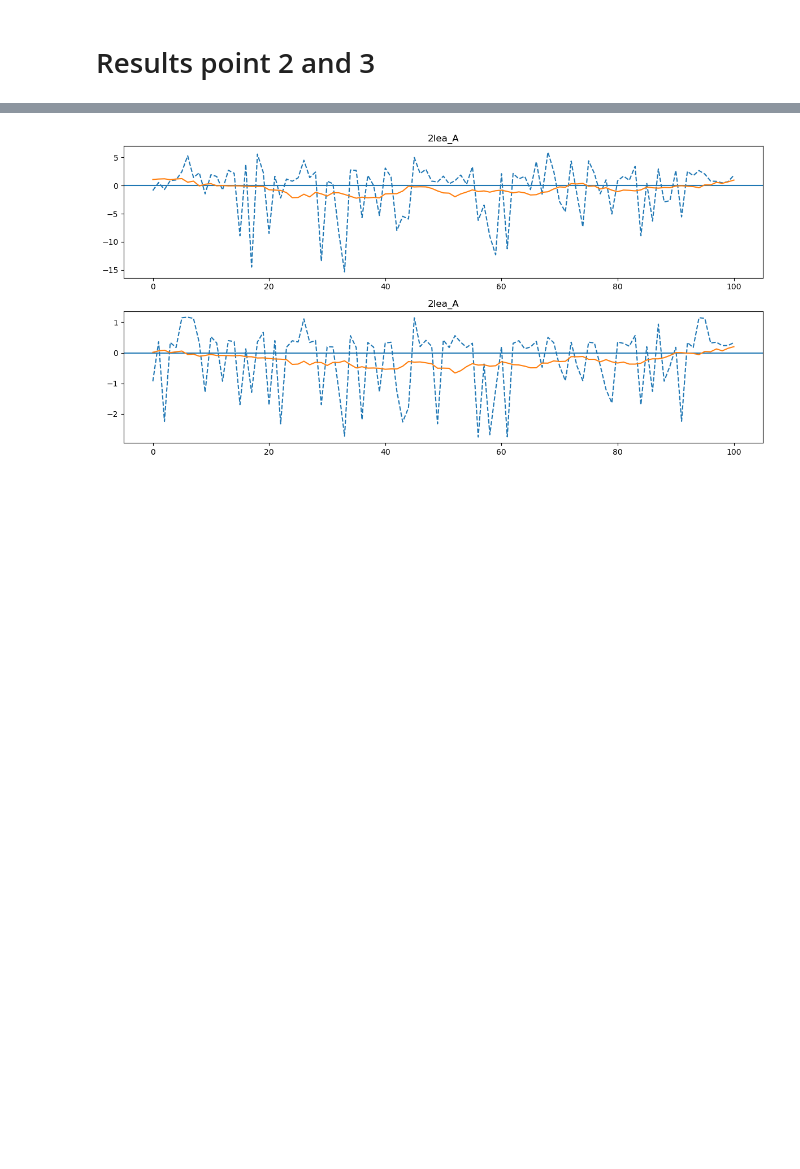
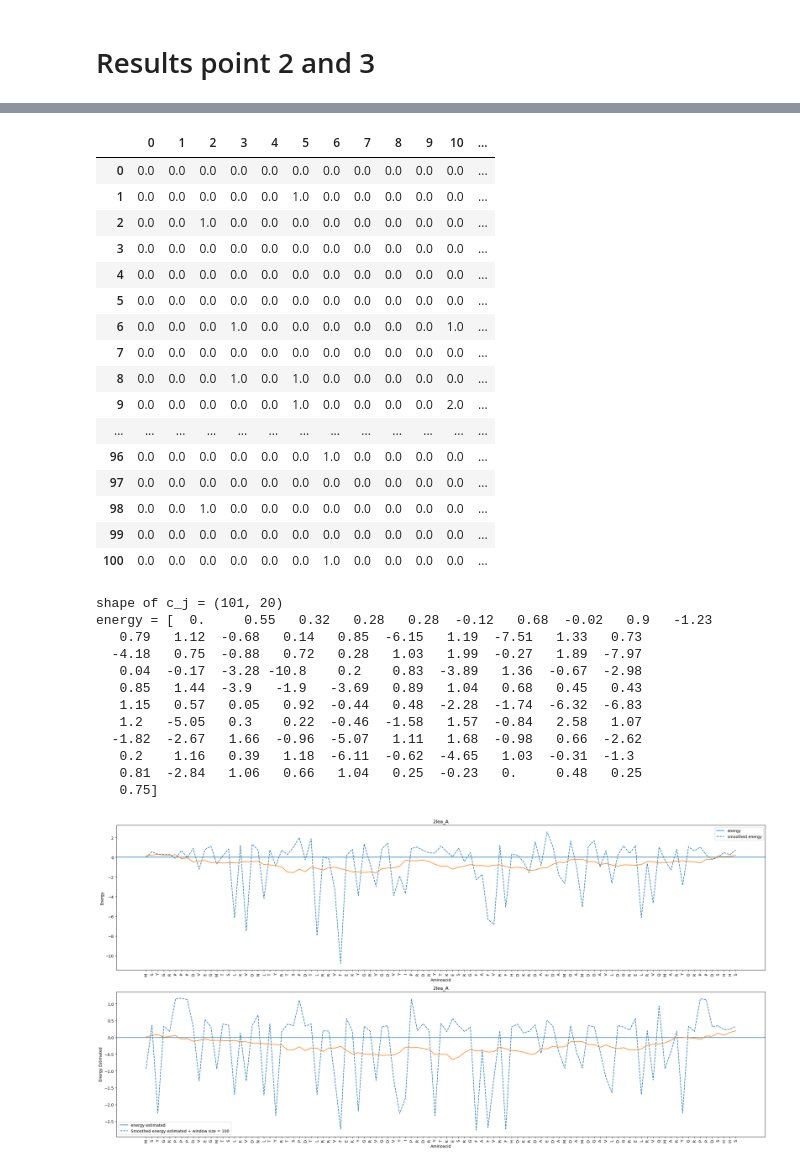
Before and after one commit to Reevoc/Structural-Bioinformatics, a Jupyter notebook: midterm2/midterm.ipynb, the cells around one changed output, grey strips where cells are left out. Cells and saved outputs as stored; diff of their text form; code cells hidden in the pictures; blank space fills up the shorter version.

```diff
--- a/midterm2/midterm.ipynb
+++ b/midterm2/midterm.ipynb
@@ -91,9 +92,10 @@ selected_atoms = [atom for residue in structure[0][chain] if residue.id[0] == "
 # 1. Contacts calculated with Neighbours Search
 # %%
 
-contact_map_nb = get_contact_map(selected_atoms, len([residue for residue in structure[0][chain] if residue.id[0]==" "]), threshold=6, seq_sep=2)
-#eliminate first coulumn and row
+contact_map_nb = get_contact_map(selected_atoms, len([residue for residue in structure[0][chain] if residue.id[0]==" "]), threshold=3.5, seq_sep=2)
 contact_map_nb = contact_map_nb[1:,1:]
+print(contact_map_nb.shape)
+
 fig, ax = plt.subplots(figsize=(6, 6))
 im = ax.imshow(contact_map_nb)
 
@@ -129,9 +132,10 @@ p_matrix = np.array(p_matrix)
 def get_sequences_of_residues(structure, aa_list):
     residues = [residue for residue in structure if residue.id[0] == " "]
     seq = "".join([seq1(residue.get_resname()) for residue in residues])
-    print(f'seq = {seq}')
+    print(f'sequence = {seq}')
     indices = [aa_list.index(aa) for aa in list(seq)]
     print(f'indices = {indices}')
+    print(f'len(indices) = {len(indices)}')
     return indices
 
 def c_j_calculator (contact_map, indices):
@@ -140,6 +144,14 @@ def c_j_calculator (contact_map, indices):
         for j in range(0, len(indices)):
             if contact_map[i][j] == 1:
                 c_j[i][indices[j]] += 1
+    display(
+        HTML(
+            "<div style='height: 400px; overflow: auto; width: fit-content'>" +
+            pd.DataFrame(c_j).to_html() +
+            "</div>"
+        )
+    )
+    print(f'shape of c_j = {c_j.shape}')
     return c_j
 
 def Energy(m_matrix, c_j, indices):
@@ -148,7 +160,7 @@ def Energy(m_matrix, c_j, indices):
         type_of_aa = indices[i]
         for j in range(0,20):
             energy[i] += m_matrix[type_of_aa][j] * c_j[i][j]
-    print(energy)
+    print(f'energy = {energy}')
     return energy
 # %%
 def iupred_M(structure, contact_map_nb, aa_list,m_matrix, window_size_smooth=10):
@@ -163,6 +175,13 @@ def iupred_M(structure, contact_map_nb, aa_list,m_matrix, window_size_smooth=10)
     '''
     pred_smooth = []
     indices = get_sequences_of_residues(structure[0][chain], aa_list)
+    display(
+        HTML(
+            "<div style='height: 400px; overflow: auto; width: fit-content'>" +
+            pd.DataFrame(contact_map_nb).to_html() +
+            "</div>"
+        )
+    )
     c_j = c_j_calculator(contact_map_nb, indices)
     energy = Energy(m_matrix, c_j, indices)
 
@@ -231,17 +250,32 @@ def iupred_P(seq, sequence_separation=2, window_size=100, window_size_smooth=10)
 residues = [residue for residue in structure[0][chain] if residue.id[0] == " "]
 seq = "".join([seq1(residue.get_resname()) for residue in residues])
 pred, pred_smooth = iupred_M(structure, contact_map_nb, aa_list,m_matrix, window_size_smooth=10)
-fig, ax = plt.subplots(2,figsize=(12, 6))
+fig, ax = plt.subplots(2,figsize=(24, 12))
 ax[0].set_title("{}_{}".format(id_protein, chain))
 ax[0].axhline()
 ax[0].plot(np.arange(len(seq)), pred, ls='--')
 ax[0].plot(np.arange(len(seq)), pred_smooth, ls='-')
+#write on axis x the aminoacid
+ax[0].set_xticks(np.arange(len(seq)))
+ax[0].set_xticklabels(list(seq))
+ax[0].tick_params(axis='x', rotation=90)
+ax[0].set_ylabel("Energy")
+ax[0].set_xlabel("Aminoacid")
+ax[0].legend(["energy", "smoothed energy"])
 #-------------------------------------------------------------------------------------------------------
-estpred, estpred_smooth = iupred_P(seq)
+window_size = 100
+estpred, estpred_smooth = iupred_P(seq, sequence_separation = 2, window_size=window_size, window_size_smooth=10)
 ax[1].set_title("{}_{}".format(id_protein, chain))
 ax[1].axhline()
 ax[1].plot(np.arange(len(seq)), estpred, ls='--')
 ax[1].plot(np.arange(len(seq)), estpred_smooth, ls='-')
+#write on axis x the aminoacid
+ax[1].set_xticks(np.arange(len(seq)))
+ax[1].set_xticklabels(list(seq))
+ax[1].tick_params(axis='x', rotation=90)
+ax[1].set_ylabel("Energy Estimated")
+ax[1].set_xlabel("Aminoacid")
+ax[1].legend(["energy estimated", "Smoothed energy estimated + window size = 100"])
 plt.tight_layout()  # Remove figure padding
 plt.savefig(path + '/figures_mid_term2/iupred_{}_{}.png'.format(id_protein, chain), dpi=300, bbox_inches='tight')
 # %% [output]
@@ -267,4 +302,33 @@ indices = [10, 15, 19, 5, 14, 12, 12, 12, 2, 17, 3, 5, 10, 16, 15, 9, 8, 17, 2,
+|  | 0 | 1 | 2 | 3 | 4 | 5 | 6 | 7 | 8 | 9 | 10 | ... |
+| 0 | 0.0 | 0.0 | 0.0 | 0.0 | 0.0 | 0.0 | 0.0 | 0.0 | 0.0 | 0.0 | 0.0 | ... |
+| 1 | 0.0 | 0.0 | 0.0 | 0.0 | 0.0 | 1.0 | 0.0 | 0.0 | 0.0 | 0.0 | 0.0 | ... |
+| 2 | 0.0 | 0.0 | 1.0 | 0.0 | 0.0 | 0.0 | 0.0 | 0.0 | 0.0 | 0.0 | 0.0 | ... |
+| 3 | 0.0 | 0.0 | 0.0 | 0.0 | 0.0 | 0.0 | 0.0 | 0.0 | 0.0 | 0.0 | 0.0 | ... |
+| 4 | 0.0 | 0.0 | 0.0 | 0.0 | 0.0 | 0.0 | 0.0 | 0.0 | 0.0 | 0.0 | 0.0 | ... |
+| 5 | 0.0 | 0.0 | 0.0 | 0.0 | 0.0 | 0.0 | 0.0 | 0.0 | 0.0 | 0.0 | 0.0 | ... |
+| 6 | 0.0 | 0.0 | 0.0 | 1.0 | 0.0 | 0.0 | 0.0 | 0.0 | 0.0 | 0.0 | 1.0 | ... |
+| 7 | 0.0 | 0.0 | 0.0 | 0.0 | 0.0 | 0.0 | 0.0 | 0.0 | 0.0 | 0.0 | 0.0 | ... |
+| 8 | 0.0 | 0.0 | 0.0 | 1.0 | 0.0 | 1.0 | 0.0 | 0.0 | 0.0 | 0.0 | 0.0 | ... |
+| 9 | 0.0 | 0.0 | 0.0 | 0.0 | 0.0 | 1.0 | 0.0 | 0.0 | 0.0 | 0.0 | 2.0 | ... |
+| ... | ... | ... | ... | ... | ... | ... | ... | ... | ... | ... | ... | ... |
+| 96 | 0.0 | 0.0 | 0.0 | 0.0 | 0.0 | 0.0 | 1.0 | 0.0 | 0.0 | 0.0 | 0.0 | ... |
+| 97 | 0.0 | 0.0 | 0.0 | 0.0 | 0.0 | 0.0 | 0.0 | 0.0 | 0.0 | 0.0 | 0.0 | ... |
+| 98 | 0.0 | 0.0 | 1.0 | 0.0 | 0.0 | 0.0 | 0.0 | 0.0 | 0.0 | 0.0 | 0.0 | ... |
+| 99 | 0.0 | 0.0 | 0.0 | 0.0 | 0.0 | 0.0 | 0.0 | 0.0 | 0.0 | 0.0 | 0.0 | ... |
+| 100 | 0.0 | 0.0 | 0.0 | 0.0 | 0.0 | 0.0 | 1.0 | 0.0 | 0.0 | 0.0 | 0.0 | ... |
+shape of c_j = (101, 20)
+energy = [  0.     0.55   0.32   0.28   0.28  -0.12   0.68  -0.02   0.9   -1.23
+   0.79   1.12  -0.68   0.14   0.85  -6.15   1.19  -7.51   1.33   0.73
+  -4.18   0.75  -0.88   0.72   0.28   1.03   1.99  -0.27   1.89  -7.97
+   0.04  -0.17  -3.28 -10.8    0.2    0.83  -3.89   1.36  -0.67  -2.98
+   0.85   1.44  -3.9   -1.9   -3.69   0.89   1.04   0.68   0.45   0.43
+   1.15   0.57   0.05   0.92  -0.44   0.48  -2.28  -1.74  -6.32  -6.83
+   1.2   -5.05   0.3    0.22  -0.46  -1.58   1.57  -0.84   2.58   1.07
+  -1.82  -2.67   1.66  -0.96  -5.07   1.11   1.68  -0.98   0.66  -2.62
+   0.2    1.16   0.39   1.18  -6.11  -0.62  -4.65   1.03  -0.31  -1.3
+   0.81  -2.84   1.06   0.66   1.04   0.25  -0.23   0.     0.48   0.25
+   0.75]
-[figure, old version]
+[figure, new version]
 # %%
 
 names=["energy", "energy_smoothed", "est_energy", "est_energy_smooth"]
```
Also changed, not shown: parts of 5 cells of this notebook, 23 other files.
